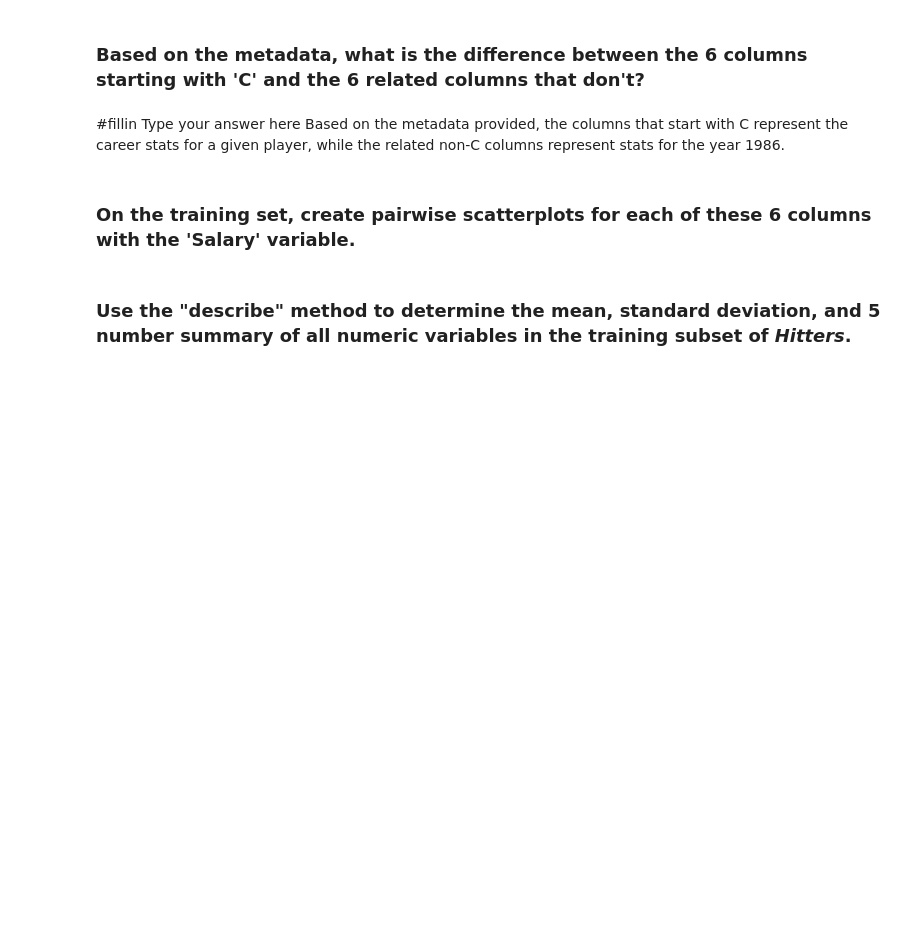
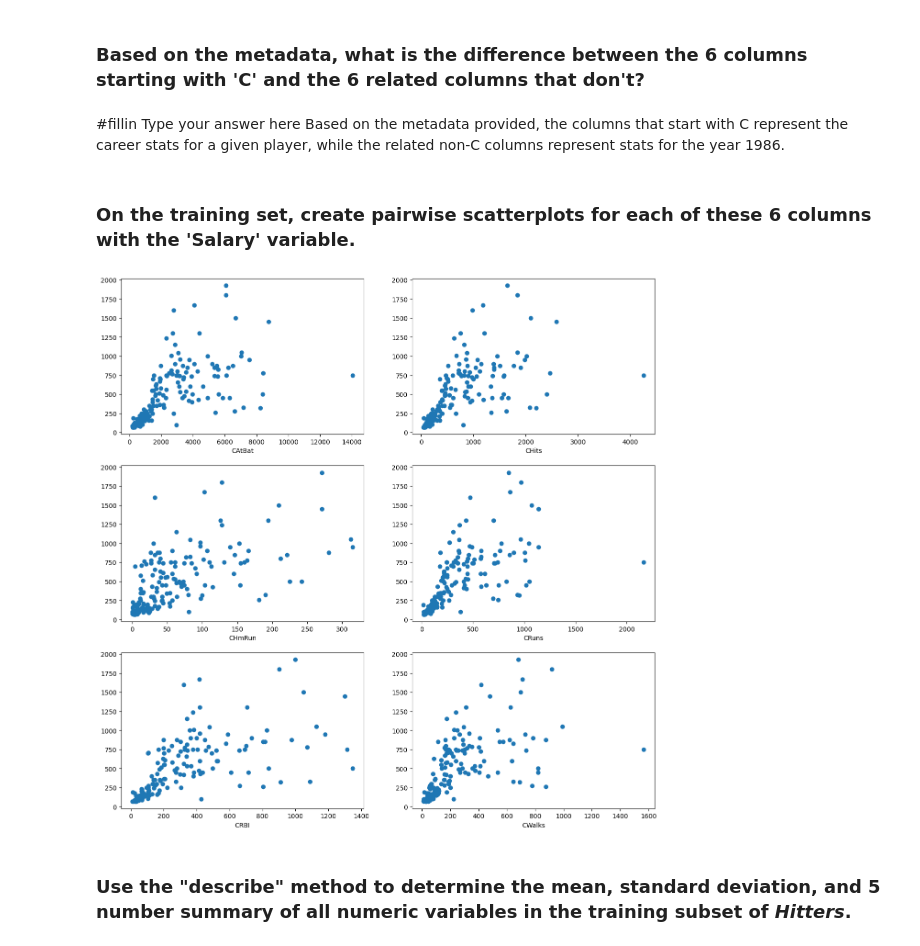
Before and after one commit to JosephPizzuti/code_2600, a Jupyter notebook: mod03_eda.ipynb, the cells around one changed output. Cells and saved outputs as stored; diff of their text form; code cells hidden in the pictures; blank space fills up the shorter version.

Commit message:
created pairwise scatterplots for 6 cols + used .describe() to get summary of data

```diff
--- a/mod03_eda.ipynb
+++ b/mod03_eda.ipynb
@@ -64,6 +64,38 @@ Based on the metadata provided, the columns that start with C represent the care
 ### On the training set, create pairwise scatterplots for each of these 6 columns with the 'Salary' variable.
 # %%
 #fillin
+
+X_train = Train[[col for col in Train.columns if col.startswith('C')]]
+y_train = Train["Salary"]
+
+# Initialize the plots before drawing them
+nrows = 3
+ncols = 2
+figsize = (15, 15)
+
+fig, axes = subplots(nrows=nrows,
+                     ncols=ncols,
+                     figsize=figsize)
+
+# Assign a grid location to each index
+def range_to_grid(i, nrows, ncols):
+    x=[]
+    y=[]
+    for n in range(nrows*ncols):
+        x.append(n // ncols)
+        y.append(n % ncols)
+        # print(n,x[n],y[n]) # for testing this function
+    return x[i],y[i]
+
+# Plot the variables
+for j in range(len(X_train.columns)):
+    # print(range_to_grid(j,nrows,ncols)[0], range_to_grid(j,nrows,ncols)[1]) # testing
+    axes[range_to_grid(j,nrows,ncols)[0],
+         range_to_grid(j,nrows,ncols)[1]].plot(X_train.iloc[:,j], y_train, 'o')
+    axes[range_to_grid(j,nrows,ncols)[0],
+         range_to_grid(j,nrows,ncols)[1]].set_xlabel(X_train.columns[j])
+# %% [output]
+[figure, added]
 # %% [markdown]
 ### Use the "describe" method to determine the mean, standard deviation, and 5 number summary of all numeric variables in the training subset of _Hitters_.
 # %%
```
Also changed, not shown: parts of 1 cell of this notebook, 1 other file.
